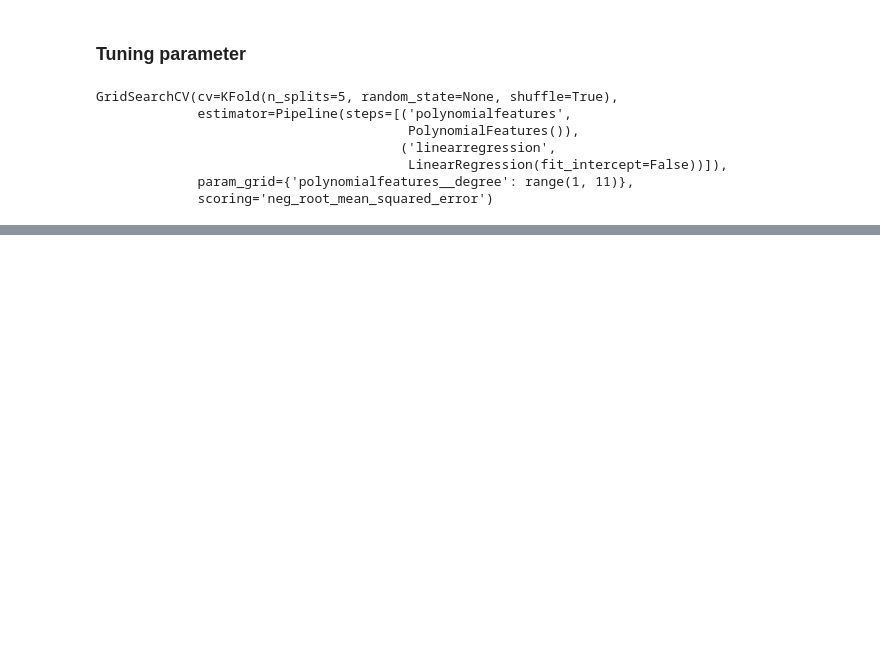
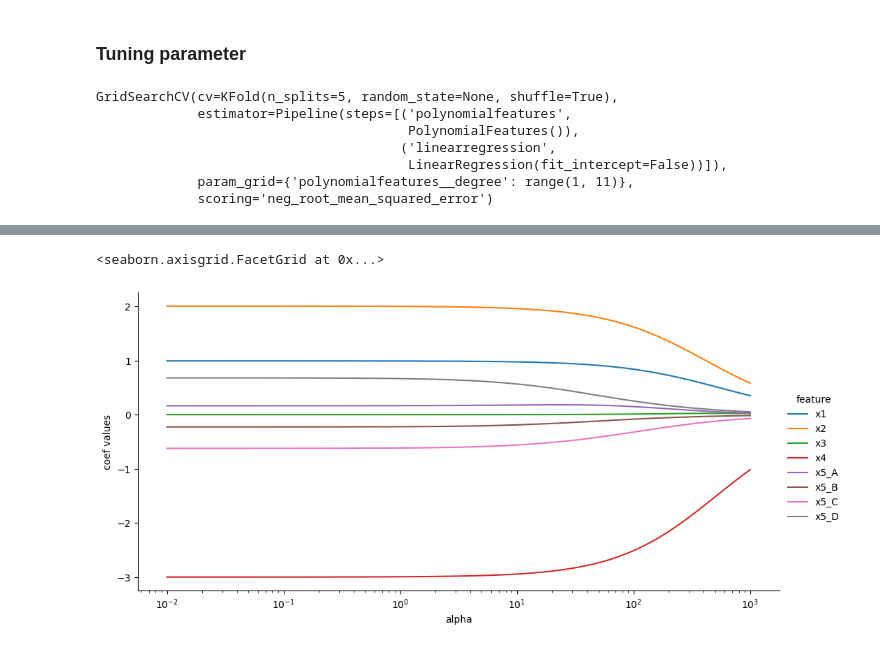
Before and after one commit to jennyonjourney/jupyter-demo, a Jupyter notebook: week7.ipynb, the cells around one changed output, grey strips where cells are left out. Cells and saved outputs as stored; diff of their text form; code cells hidden in the pictures; blank space fills up the shorter version.

```diff
--- a/week7.ipynb
+++ b/week7.ipynb
@@ -596,0 +946,16 @@ GridSearchCV(cv=KFold(n_splits=5, random_state=None, shuffle=True),
+# %%
+alpha = np.logspace(-2,3, 100)
+betas = []
+
+for a in alpha:
+    rg = Ridge(alpha=a).fit(X, y)
+
+    betas.append(rg.coef_)
+
+res = pd.DataFrame(
+  data = betas, columns = rg.feature_names_in_
+).assign(
+  alpha = alpha
+)
+
+res
@@ -596,0 +976,10 @@ GridSearchCV(cv=KFold(n_splits=5, random_state=None, shuffle=True),
+# %%
+g = sns.relplot(
+  data = res.melt(id_vars="alpha", value_name="coef values", var_name="feature"),
+  x = "alpha", y = "coef values", hue = "feature",
+  kind = "line", aspect=2
+)
+g.set(xscale="log")
+# %% [output]
+<seaborn.axisgrid.FacetGrid at 0x...>
+[figure, added]
```
Also changed, not shown: parts of 31 cells of this notebook.
